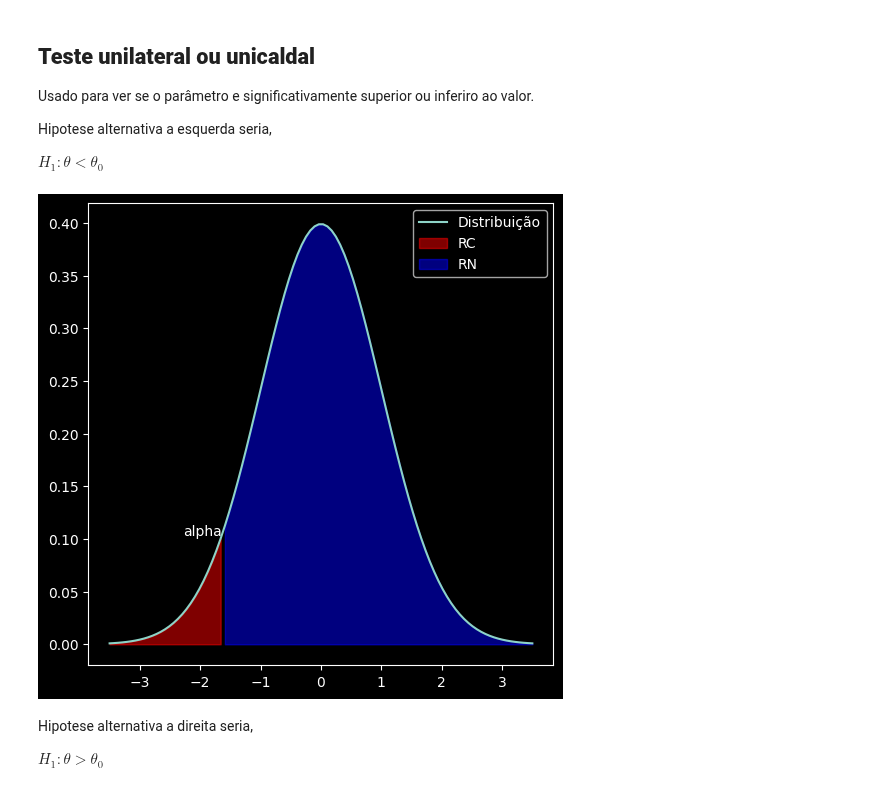
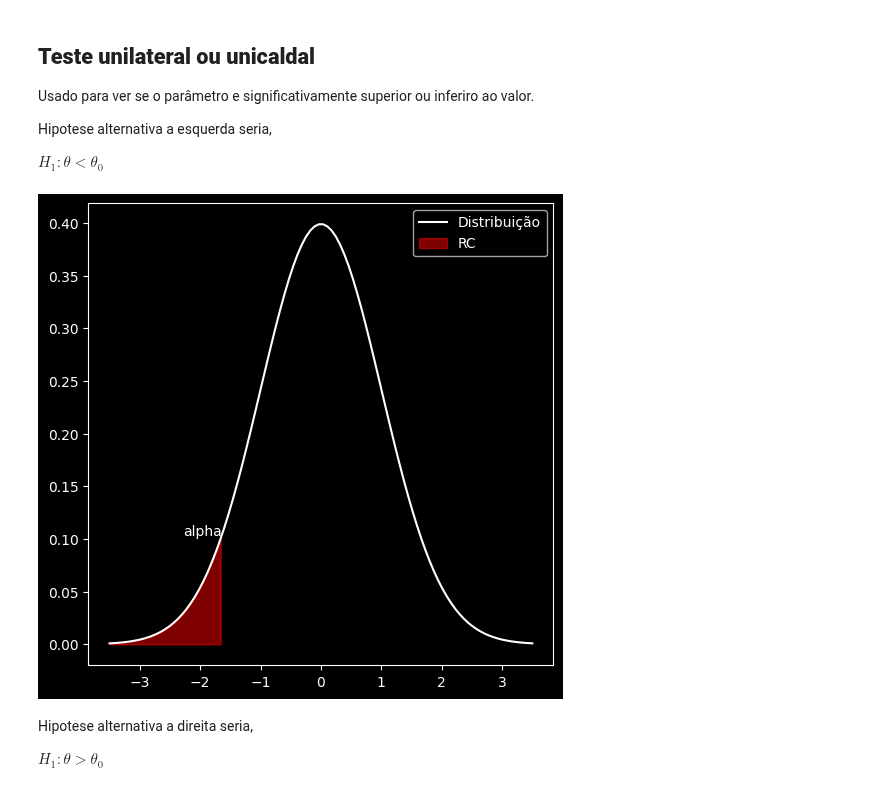
Before and after one commit to jvataidee/ManualdeAnalisedeDadosPython, a Jupyter notebook: cap7_teste_hipotese.ipynb, the cells around one changed output. Saved outputs shown, nothing was run; the diff lists cells and outputs as text; code cells hidden in the pictures.

```diff
--- a/cap7_teste_hipotese.ipynb
+++ b/cap7_teste_hipotese.ipynb
@@ -109,25 +84,22 @@ $H_1: θ < θ_0
 $
 # %%
 # Cria a distribuição normal
-plt.plot(x, norm.pdf(x, mu, sigma))
+plt.plot(x, norm.pdf(x, mu, sigma), color = 'white')
 
 # Adiciona a região de rejeição
 low = norm.ppf(alpha)
-plt.fill_between(x, norm.pdf(x, mu, sigma), where=(x<low), color='red', alpha=0.5)
-
-# Adiciona a região de não rejeição
-plt.fill_between(x, norm.pdf(x, mu, sigma), where=(x>=low), color='blue', alpha=0.5)
+plt.fill_between(x, norm.pdf(x, mu, sigma), where=(x<=low), color='red', alpha=0.5)
 
 # Adiciona a anotação
 plt.text(low, norm.pdf(low, mu, sigma), f'alpha', ha='right')
 
 # Adiciona as legendas
 plt.legend(["Distribuição",'RC', 'RN'])
 
 # Mostra o gráfico
 plt.show()
 # %% [output]
-[figure, old version]
+[figure, new version]
 # %% [markdown]
 Hipotese alternativa a direita seria,
 
```
Also changed, not shown: parts of 3 cells of this notebook.
